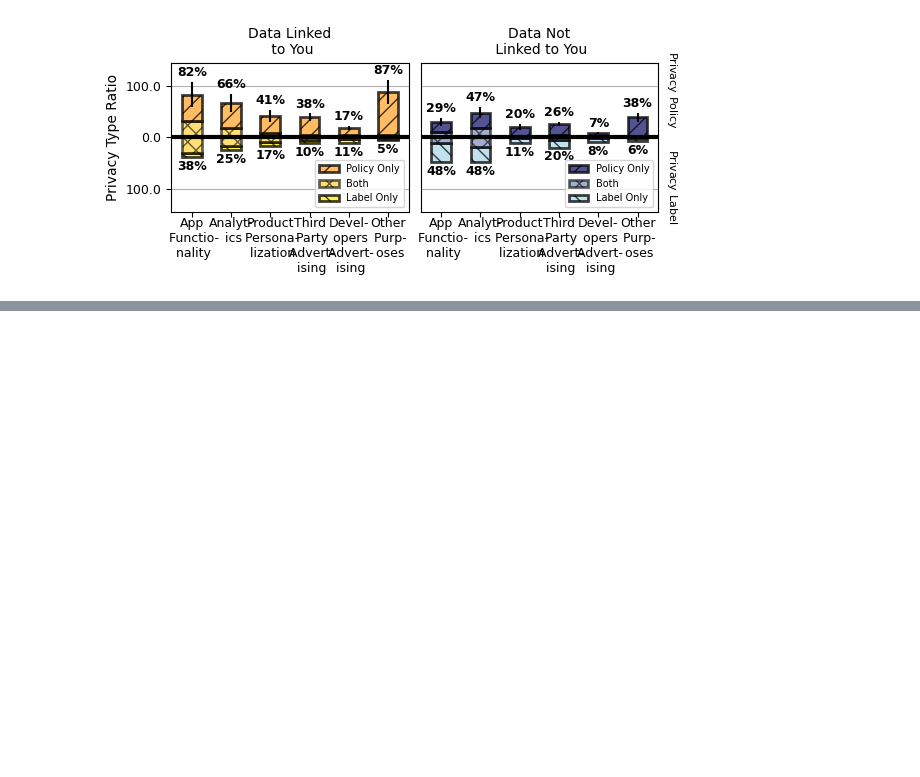
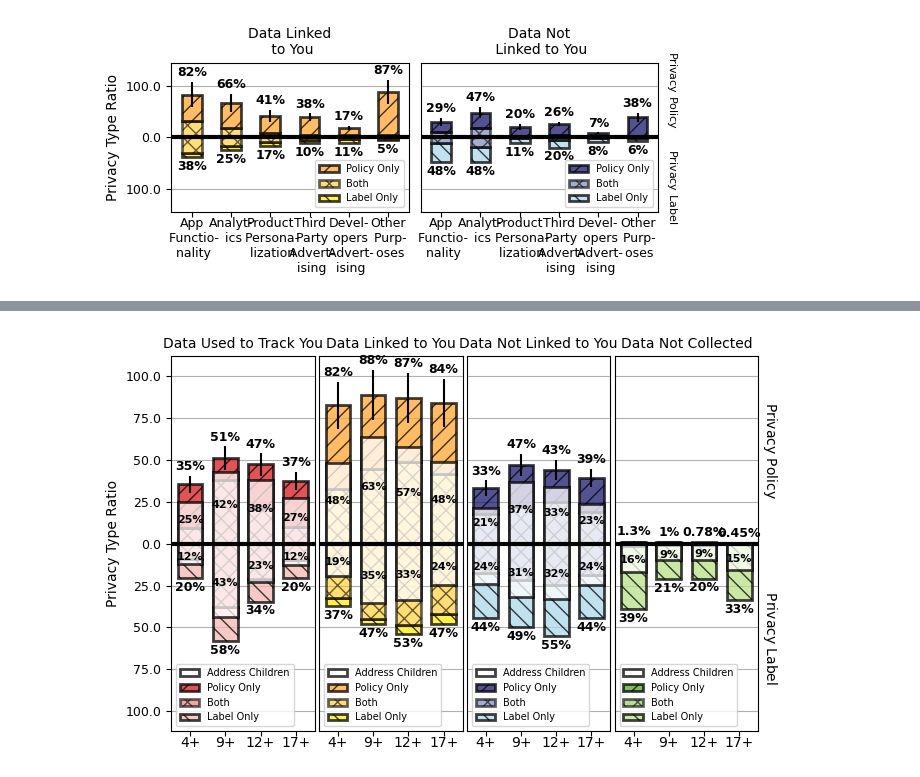
Before and after one commit to masood/2024-pets-privacy-labels-policies, a Jupyter notebook: dataset.ipynb, the cells around one changed output, grey strips where cells are left out. Cells and saved outputs as stored; diff of their text form; code cells hidden in the pictures; blank space fills up the shorter version.

```diff
--- a/dataset.ipynb
+++ b/dataset.ipynb
@@ -47,3 +47,6 @@ app_to_policy = get_dataframe(FILENAME="app_store/app-to-policy.csv")
 
 # Policy Labels
 policy_labels = get_dataframe(FILENAME="privacy_policy/policy_labels.csv")
+
+# PrivBERT Classification Results
+privbert_results = get_dataframe(FILENAME="privacy_policy/privbert_results.csv")
@@ -528,0 +1546,10 @@ plot_purposes()
+# %%
+# List of Apps with each Content Rating
+app_metadata['content_rating'].unique()
+four_plus = list(set(app_to_policy.loc[app_to_policy['app_store_id'].isin(app_metadata.loc[app_metadata['content_rating'] == '4+']['app_id'].to_list())].loc[app_to_policy['app_store_id'].isin(evaluated_app_ids)]['app_store_id'].to_list()))
+nine_plus = list(set(app_to_policy.loc[app_to_policy['app_store_id'].isin(app_metadata.loc[app_metadata['content_rating'] == '9+']['app_id'].to_list())].loc[app_to_policy['app_store_id'].isin(evaluated_app_ids)]['app_store_id'].to_list()))
+twelve_plus = list(set(app_to_policy.loc[app_to_policy['app_store_id'].isin(app_metadata.loc[app_metadata['content_rating'] == '12+']['app_id'].to_list())].loc[app_to_policy['app_store_id'].isin(evaluated_app_ids)]['app_store_id'].to_list()))
+seventeen_plus = list(set(app_to_policy.loc[app_to_policy['app_store_id'].isin(app_metadata.loc[app_metadata['content_rating'] == '17+']['app_id'].to_list())].loc[app_to_policy['app_store_id'].isin(evaluated_app_ids)]['app_store_id'].to_list()))
+# %%
+# Policies that address children
+policies_children = list(set(app_to_policy.loc[app_to_policy['privacy_policy_index'].isin(privbert_results.loc[privbert_results['main_audience'] == 1].loc[privbert_results['children'] == 1]['policy_id'].to_list())]['app_store_id'].to_list()))
@@ -528,0 +1636,26 @@ plot_purposes()
+# %%
+# DATA_NOT_COLLECTED (GREEN)
+
+# Content Rating: 4+
+nc_app_store_four_plus = list(set(four_plus).intersection(set(app_store_not_collected)))
+nc_app_store_four_plus_children = list(set(nc_app_store_four_plus).intersection(set(policies_children)))
+nc_policy_four_plus = list(set(four_plus).intersection(set(policy_not_collected)))
+nc_policy_four_plus_children = list(set(nc_policy_four_plus).intersection(set(policies_children)))
+
+# Content Rating: 9+
+nc_app_store_nine_plus = list(set(nine_plus).intersection(set(app_store_not_collected)))
+nc_app_store_nine_plus_children = list(set(nc_app_store_nine_plus).intersection(set(policies_children)))
+nc_policy_nine_plus = list(set(nine_plus).intersection(set(policy_not_collected)))
+nc_policy_nine_plus_children = list(set(nc_policy_nine_plus).intersection(set(policies_children)))
+
+# Content Rating: 12+
+nc_app_store_twelve_plus = list(set(twelve_plus).intersection(set(app_store_not_collected)))
+nc_app_store_twelve_plus_children = list(set(nc_app_store_twelve_plus).intersection(set(policies_children)))
+nc_policy_twelve_plus = list(set(twelve_plus).intersection(set(policy_not_collected)))
+nc_policy_twelve_plus_children = list(set(nc_policy_twelve_plus).intersection(set(policies_children)))
+
+# Content Rating: 17+
+nc_app_store_seventeen_plus = list(set(seventeen_plus).intersection(set(app_store_not_collected)))
+nc_app_store_seventeen_plus_children = list(set(nc_app_store_seventeen_plus).intersection(set(policies_children)))
+nc_policy_seventeen_plus = list(set(seventeen_plus).intersection(set(policy_not_collected)))
+nc_policy_seventeen_plus_children = list(set(nc_policy_seventeen_plus).intersection(set(policies_children)))
@@ -528,0 +2125,4 @@ plot_purposes()
+# %%
+plot_content_rating_and_children()
+# %% [output]
+[figure, added]
```
Also changed, not shown: parts of 21 cells of this notebook.
